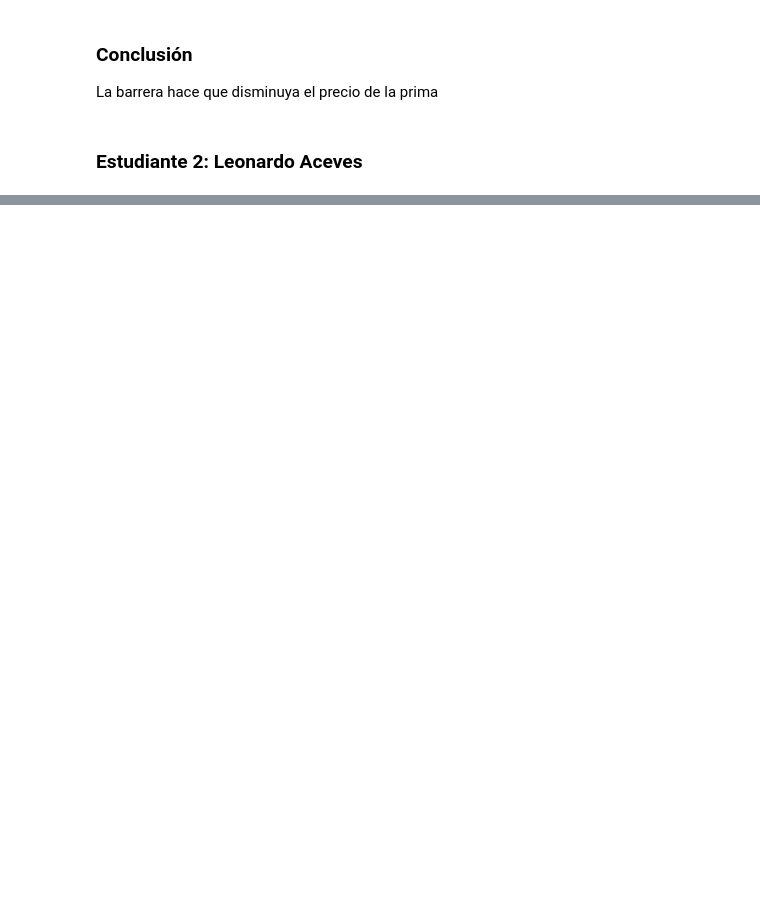
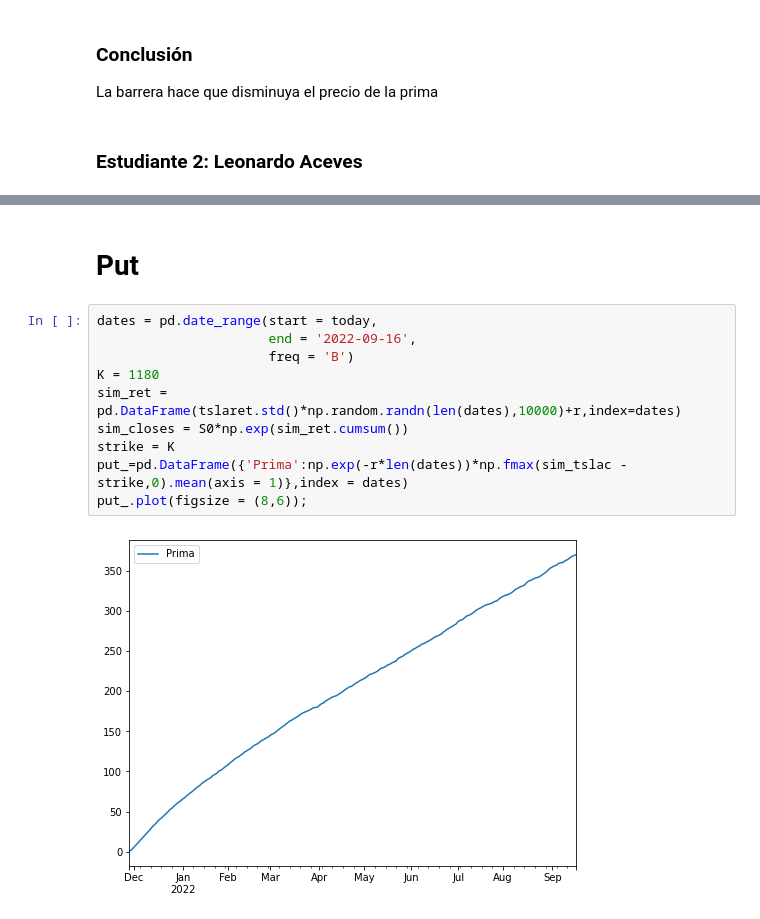
Before and after one commit to feramdor/Tarea9-10_Amdor_Aceves, a Jupyter notebook: Tarea10.ipynb, the cells around one changed output, grey strips where cells are left out. Saved outputs shown, nothing was run; the diff lists cells and outputs as text; blank space fills up the shorter version.

```diff
--- a/Tarea10.ipynb
+++ b/Tarea10.ipynb
@@ -265,0 +337,14 @@ La barrera hace que disminuya el precio de la prima
+# %% [markdown]
+# Put
+# %%
+dates = pd.date_range(start = today,
+                      end = '2022-09-16',
+                      freq = 'B')
+K = 1180
+sim_ret = pd.DataFrame(tslaret.std()*np.random.randn(len(dates),10000)+r,index=dates)
+sim_closes = S0*np.exp(sim_ret.cumsum())
+strike = K
+put_=pd.DataFrame({'Prima':np.exp(-r*len(dates))*np.fmax(sim_tslac - strike,0).mean(axis = 1)},index = dates)
+put_.plot(figsize = (8,6));
+# %% [output]
+[figure, added]
```
Also changed, not shown: parts of 17 cells of this notebook.
